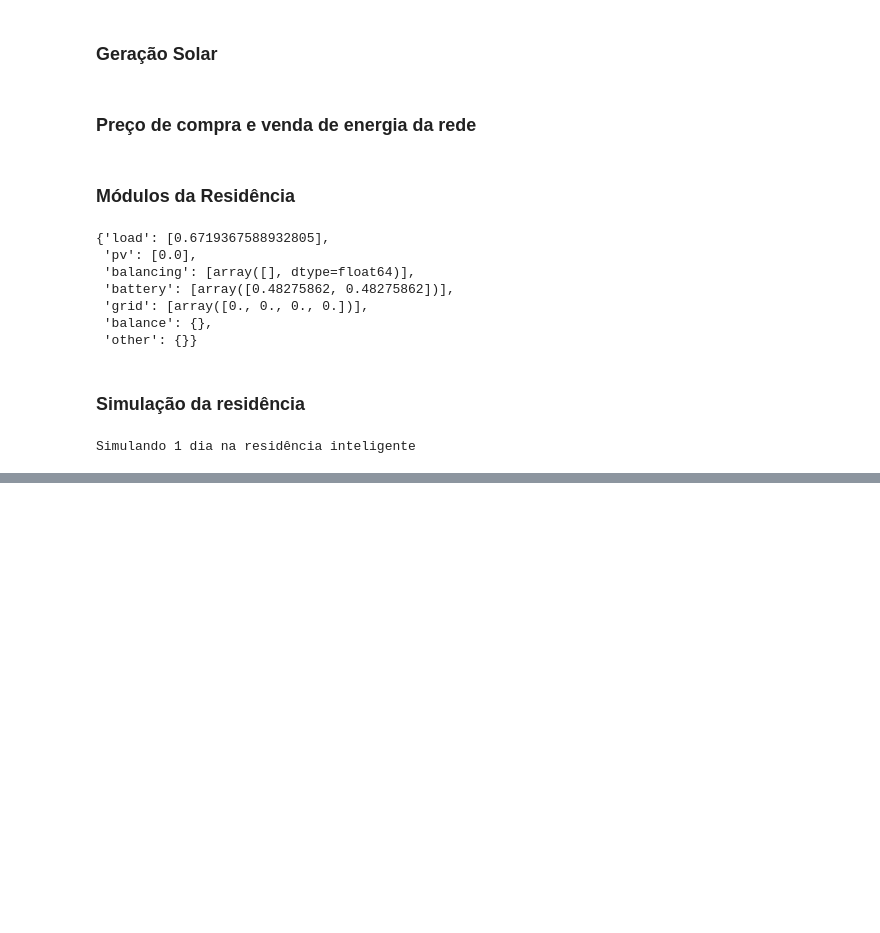
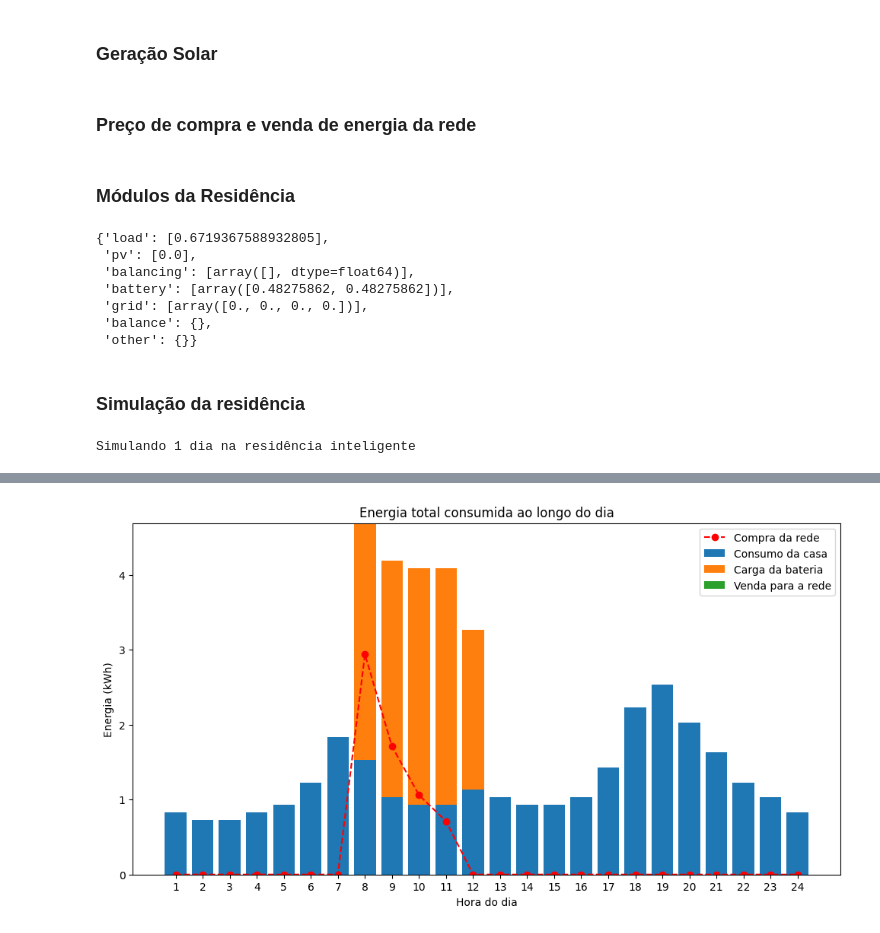
Before and after one commit to pedroMB03/TCC--SmartGrid-com-MPC, a Jupyter notebook: introducao.ipynb, the cells around one changed output, grey strips where cells are left out. Cells and saved outputs as stored; diff of their text form; code cells hidden in the pictures; blank space fills up the shorter version.

Commit message:
atualizações nos gráficos

```diff
--- a/introducao.ipynb
+++ b/introducao.ipynb
@@ -166,0 +183,22 @@ Text(0.5, 1.0, 'Porcentagem da Bateria ao Longo do Dia')
+# %%
+# Gráfico da energia consumida na rede
+
+horas_plot = resumo["hora"].to_numpy()
+consumo_casa = resumo["consumo_kwh"].to_numpy()
+carga_bateria = resumo["carga_bateria_kwh"].to_numpy()
+venda_rede = resumo["venda_rede_kwh"].to_numpy()
+compra_rede = resumo["compra_rede_kwh"].to_numpy()
+
+fig, ax = plt.subplots(figsize=(12, 6))
+ax.bar(horas_plot, consumo_casa, label='Consumo da casa')
+ax.bar(horas_plot, carga_bateria, label='Carga da bateria', bottom=consumo_casa)
+ax.bar(horas_plot, venda_rede, label='Venda para a rede', bottom=consumo_casa + carga_bateria)
+ax.plot(horas_plot, compra_rede, label='Compra da rede', color='red', marker='o', linestyle='--')
+ax.set_title('Energia total consumida ao longo do dia')
+ax.set_xlabel('Hora do dia')
+ax.set_ylabel('Energia (kWh)')
+ax.set_xticks(horas_plot)
+ax.legend()
+plt.show()
+# %% [output]
+[figure, added]
```
Also changed, not shown: parts of 9 cells of this notebook.
